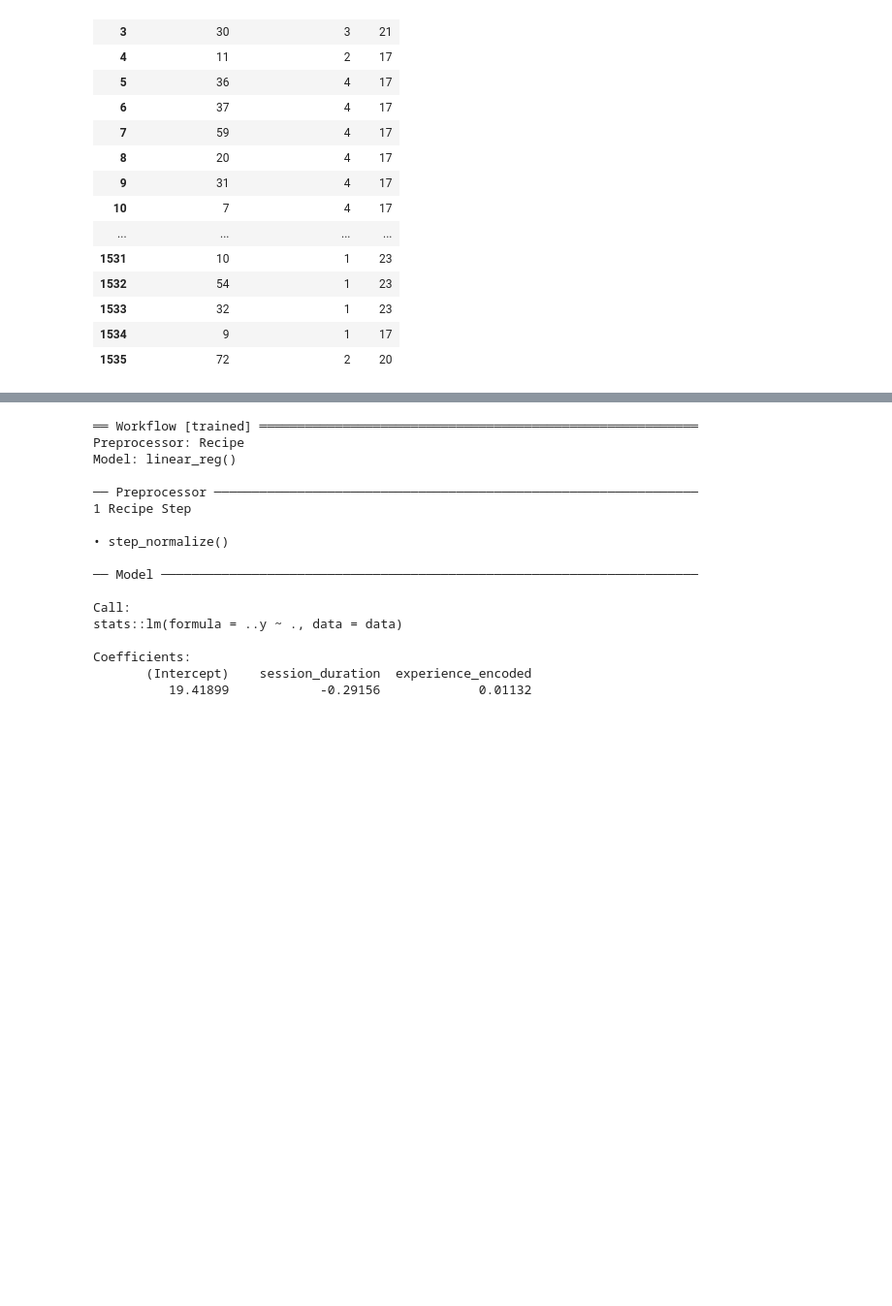
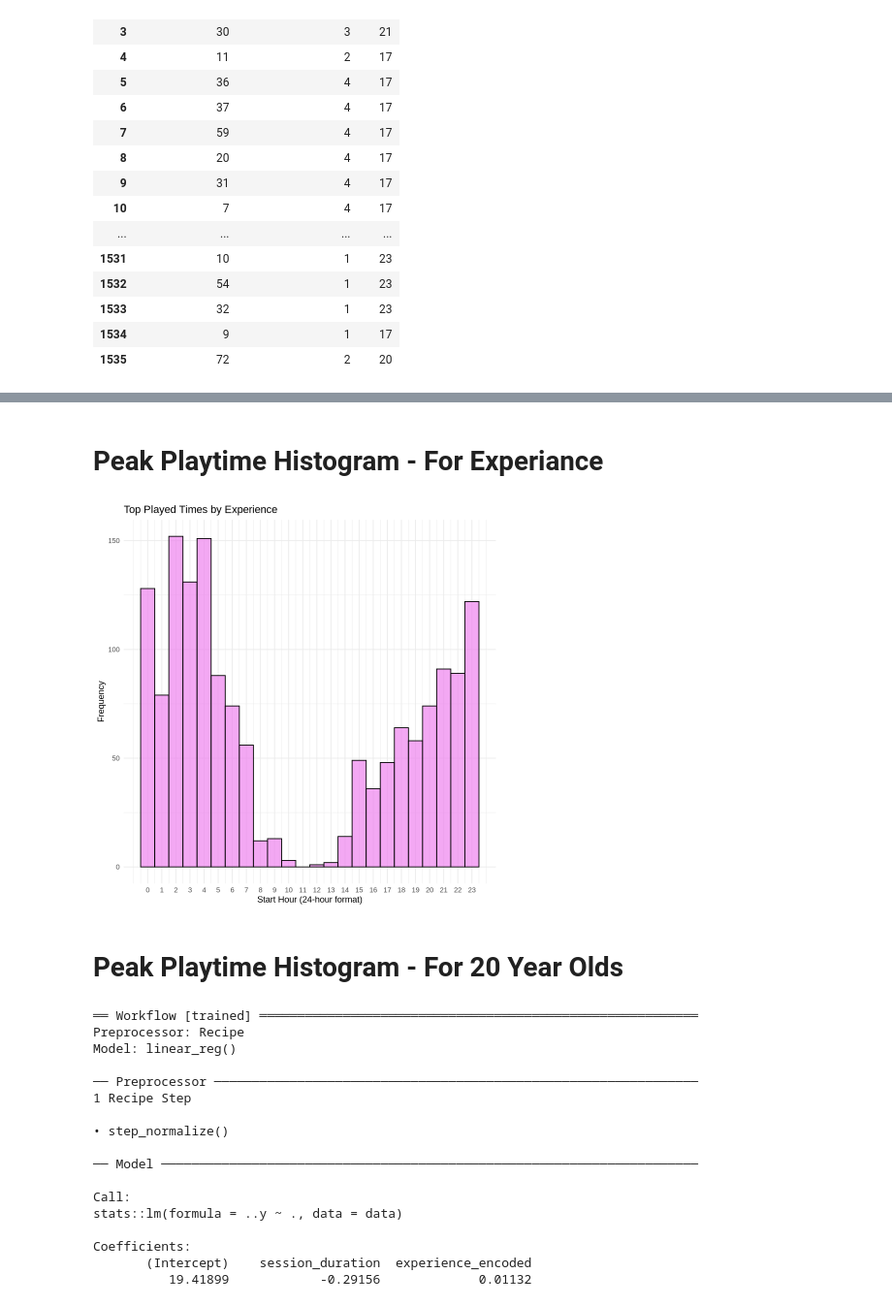
Before and after one commit to gvnwu/New-Group-Project, a Jupyter notebook: Group_final_project.ipynb, the cells around one changed output, grey strips where cells are left out. Shown at 97% size. Saved outputs shown, nothing was run; the diff lists cells and outputs as text; code cells hidden in the pictures; blank space fills up the shorter version.

```diff
--- a/Group_final_project.ipynb
+++ b/Group_final_project.ipynb
@@ -145,3 +202,18 @@ A data.frame: 1533 × 3
+# %% [markdown]
+# Peak Playtime Histogram - For Experiance
+# %%
+ggplot(player_session_select, aes(x = start_hour)) +
+  geom_histogram(binwidth = 1, position = "dodge", fill = "violet", color = "black", alpha = 0.7) +
+  labs(title = "Top Played Times by Experience",
+       x = "Start Hour (24-hour format)",
+       y = "Frequency",
+       fill = "Experience Level") +
+  scale_x_continuous(breaks = seq(0, 23, 1)) +
+  theme_minimal()
+# %% [output]
+[figure, added]
+# %% [markdown]
+# Peak Playtime Histogram - For 20 Year Olds
 # %%
 # Split the data into training (75%) and testing (25%) sets with stratification by 'age'
 set.seed(123)  # For reproducibility
```
Also changed, not shown: parts of 6 cells of this notebook.
